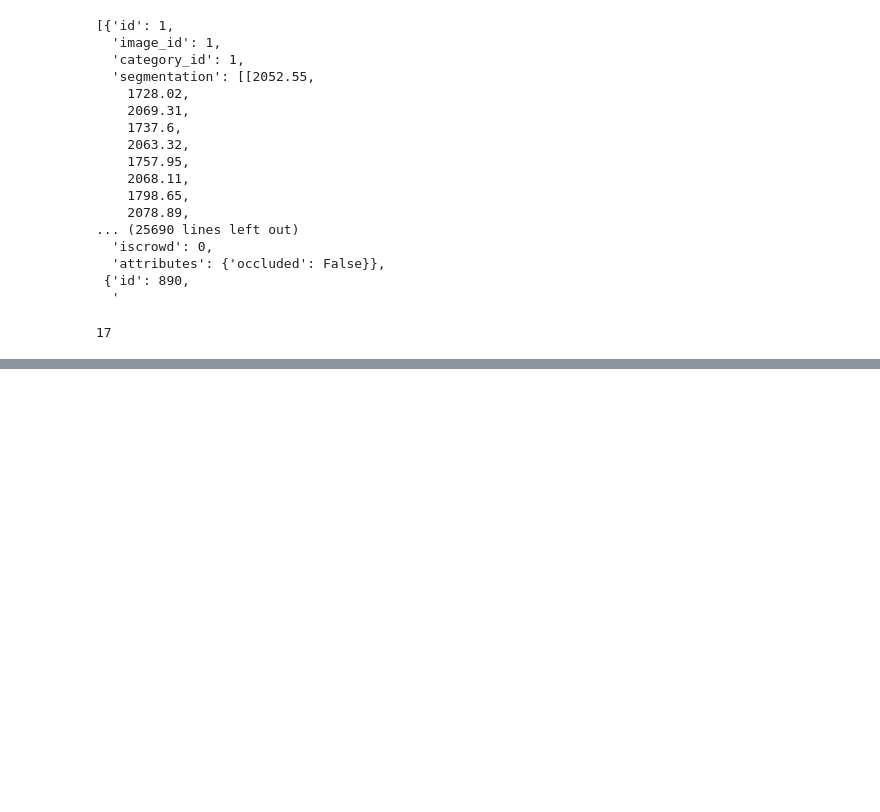
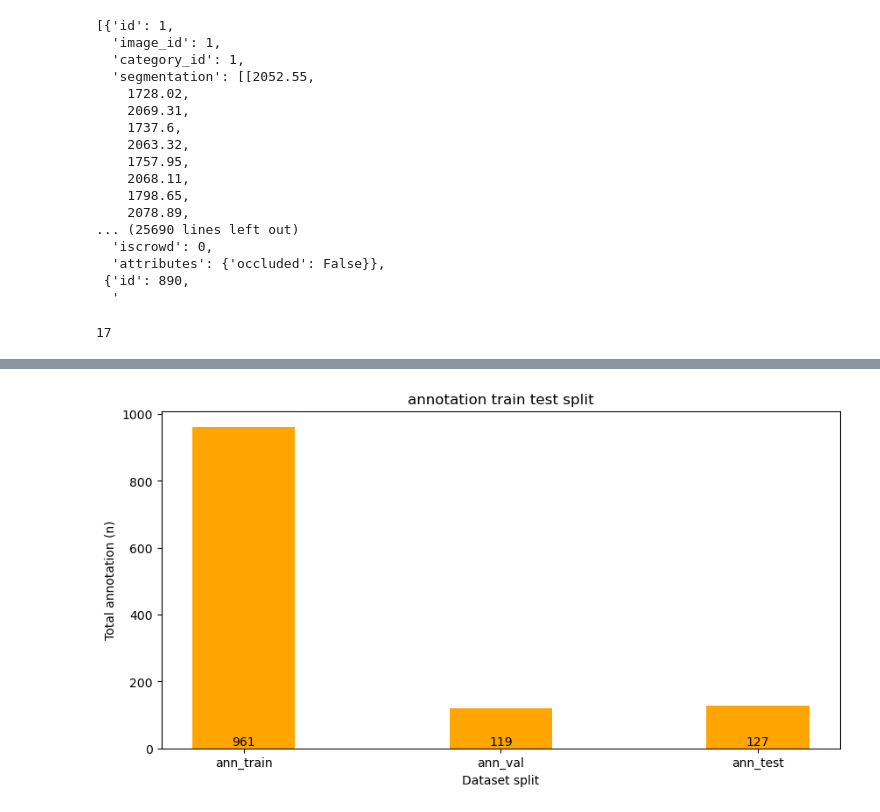
Before and after one commit to OFFTion96/mango-object-detection, a Jupyter notebook: train_test_split.ipynb, the cells around one changed output, grey strips where cells are left out. Cells and saved outputs as stored; diff of their text form; code cells hidden in the pictures; blank space fills up the shorter version.

```diff
--- a/train_test_split.ipynb
+++ b/train_test_split.ipynb
@@ -210,0 +247,25 @@ len(img_train)
+# %%
+data_annotation = {'ann_train':len(annotation_train['annotations']),
+           'ann_val':len(annotation_val['annotations']),
+           'ann_test':len(annotation_test['annotations'])}
+# %%
+x_value = list(data_annotation.keys())
+y_value = list(data_annotation.values())
+
+fig = plt.figure(figsize = (10, 5))
+plt.bar(x_value, y_value, color ='orange',
+        width = 0.4)
+
+
+plt.text(0,10,y_value[0],ha="center")
+plt.text(1,10,y_value[1],ha="center")
+plt.text(2,10,y_value[2],ha="center")
+
+
+
+plt.xlabel("Dataset split")
+plt.ylabel("Total annotation (n)")
+plt.title("annotation train test split")
+plt.show()
+# %% [output]
+[figure, added]
```
Also changed, not shown: parts of 5 cells of this notebook, 2 other files.
